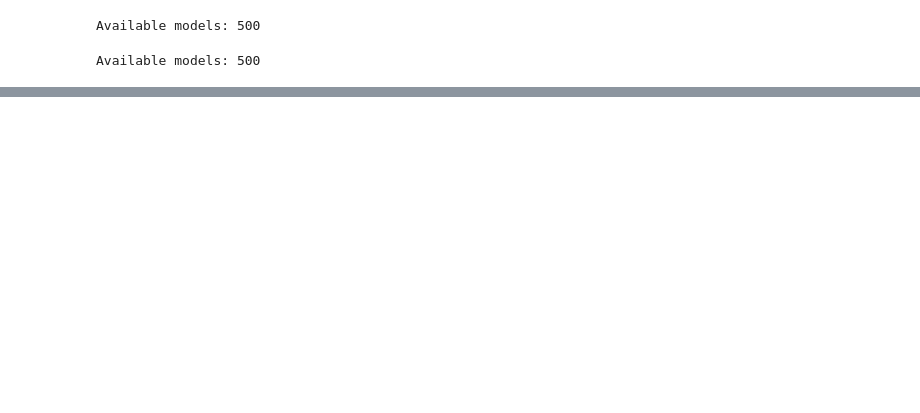
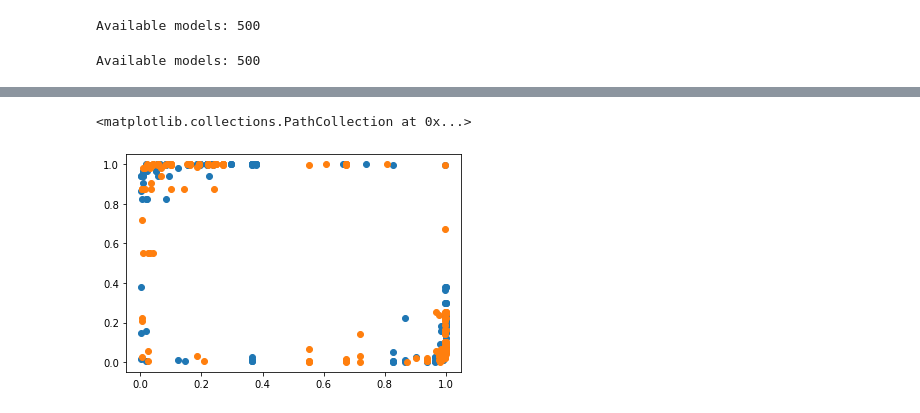
Before and after one commit to iamgroot42/dissecting_dist_inf, a Jupyter notebook: experiments/interpretability_amc.ipynb, the cells around one changed output, grey strips where cells are left out. Cells and saved outputs as stored; diff of their text form; code cells hidden in the pictures; blank space fills up the shorter version.

```diff
--- a/experiments/interpretability_amc.ipynb
+++ b/experiments/interpretability_amc.ipynb
@@ -203,0 +246,13 @@ Average Feature Importances
+# %%
+pis = attacker_obj.seed_data_ds[p_ind[0]].cuda()
+pjs = attacker_obj.seed_data_ds[p_ind[1]].cuda()
+
+pred_i = (sigmoid(np.array([m.cuda().eval()(pis).cpu().detach().numpy() for m in models_vic_1])),sigmoid(np.array([m.cuda().eval()(pis).cpu().detach().numpy() for m in models_vic_2])))
+pred_j = (sigmoid(np.array([m.cuda().eval()(pjs).cpu().detach().numpy() for m in models_vic_1])),sigmoid(np.array([m.cuda().eval()(pjs).cpu().detach().numpy() for m in models_vic_2])))
+pred_i = [np.mean(x,0) for x in pred_i]
+pred_j = [np.mean(x,0) for x in pred_j]
+plt.scatter(pred_i[0],pred_j[0])
+plt.scatter(pred_i[1],pred_j[1])
+# %% [output]
+<matplotlib.collections.PathCollection at 0x...>
+[figure, added]
```
Also changed, not shown: parts of 7 cells of this notebook.
